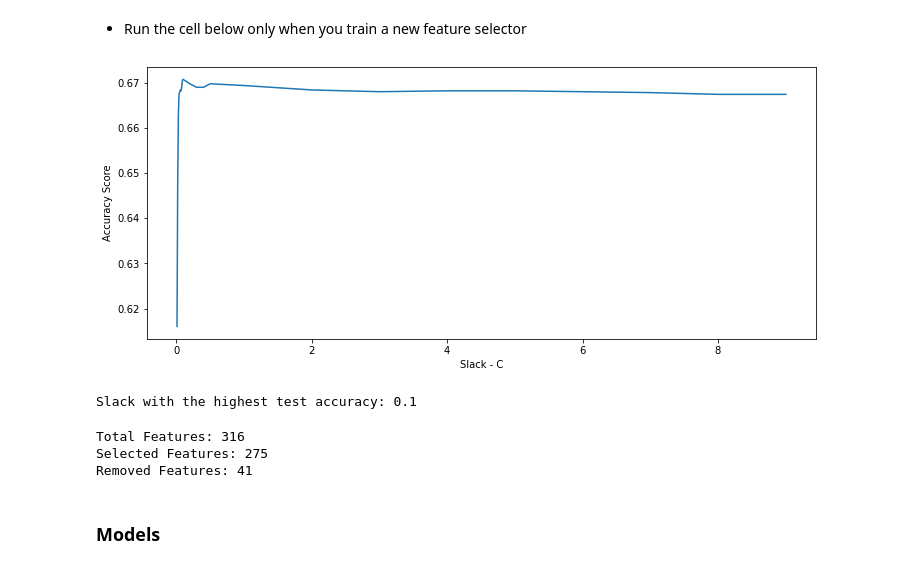
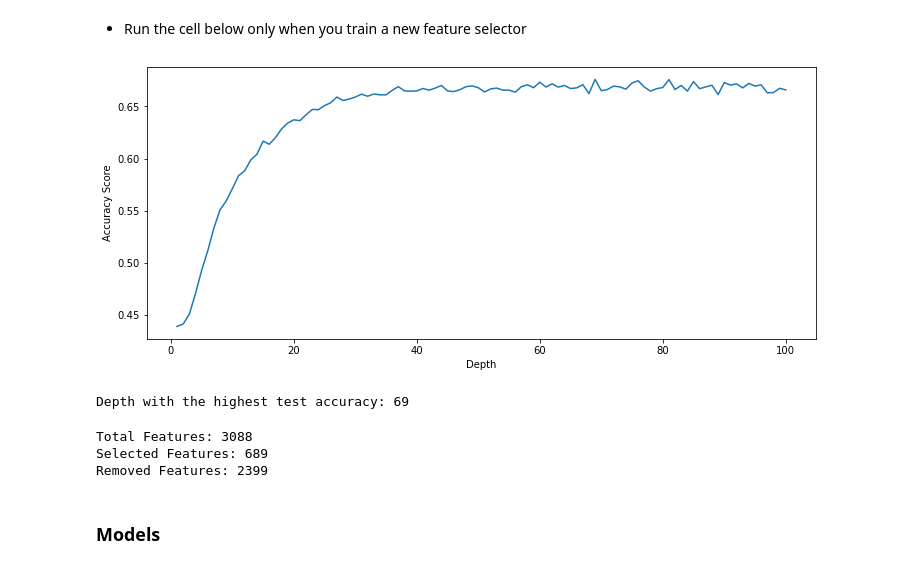
Before and after one commit to amuraddd/Trip-Advisor-Hotel-Reviews-Rating-Prediction, a Jupyter notebook: research_and_models.ipynb, the cells around one changed output. Cells and saved outputs as stored; diff of their text form; code cells hidden in the pictures.

Commit message:
model update 2

```diff
--- a/research_and_models.ipynb
+++ b/research_and_models.ipynb
@@ -360,39 +364,38 @@ Index(['able', 'able walk', 'absolute', 'absolutely', 'absolutely beautiful',
 # %%
 def train_feature_selector(x_train, x_test, y_train, y_test, model_path='saved_models/feature_selector.pkl'):
     """Train the feature selector and save the model"""
-    slacks = [0.01,0.02,0.03,0.04,0.05,0.06,0.07,0.08,0.09,0.1,0.2,0.3,0.4,0.5,1,2,3,4,5,6,7,8,9]
+    depths = [i for i in range(1,101)]
 
     score = dict()
-    for slack in slacks:
-        svm = LinearSVC(C=slack, random_state=0, penalty='l1', dual=False, multi_class='ovr')
-        svm_fit = svm.fit(x_train, y_train)
+    for depth in range(1,101):
+        rf = RandomForestClassifier(max_depth=depth, random_state=0, max_features='auto').fit(x_train, y_train)
 
-        svm_predict = svm_fit.predict(x_test)
+        rf_predict = rf.predict(x_test)
 
-        score[slack] = accuracy_score(y_test, svm_predict)
+        score[depth] = accuracy_score(y_test, rf_predict)
 
     fig, ax = plt.subplots(figsize=(12,5))
-    ax = plt.plot(slacks, [score for score in score.values()])
+    ax = plt.plot(depths, [score for score in score.values()])
     plt.ylabel('Accuracy Score')
-    plt.xlabel('Slack - C')
+    plt.xlabel('Depth')
     plt.show()
-    fig.savefig('plots/SVC_FeatureSelection.png')
+    fig.savefig('plots/Lasso_FeatureSelection.png')
 
     #retrain the model based on the slack that produces the highest accuracy score on the test set
-    selected_slack = max(score, key=score.get)
-    svm = LinearSVC(C=selected_slack, random_state=0, penalty='l1', dual=False, multi_class='ovr').fit(x_train, y_train)
-    feature_selection_model = SelectFromModel(svm, prefit=True)
+    selected_depth = max(score, key=score.get)
+    rf =RandomForestClassifier(max_depth=selected_depth, random_state=0, max_features='auto').fit(x_train, y_train)
+    feature_selection_model = SelectFromModel(rf, prefit=True)
 
     #save the model
     joblib.dump(feature_selection_model, model_path)
 
-    #print the slack with the highest test accuracy
-    print('Slack with the highest test accuracy: {}'.format(max(score, key=score.get)))
+    #print the lambda with the highest test accuracy
+    print('Depth with the highest test accuracy: {}'.format(max(score, key=score.get)))
 # %% [markdown]
 - Run the cell below only when you train a new feature selector
 # %%
-train_feature_selector(x_train, x_test, y_train, y_test, model_path='saved_models/feature_selector.pkl')
+train_feature_selector(x_train, x_test, y_train, y_test, model_path='saved_models/rf_feature_selector.pkl')
 # %% [output]
-[figure, old version]
+[figure, new version]
-Slack with the highest test accuracy: 0.1
+Depth with the highest test accuracy: 69
 # %%
@@ -414,11 +417,11 @@ def feature_selection_svc(x_train, x_test, model_path='saved_models/feature_sele
 
     return feature_set, x_train, x_test
 # %%
-feature_set, x_train, x_test = feature_selection_svc(x_train, x_test, model_path='saved_models/feature_selector.pkl')
+feature_set, x_train, x_test = feature_selection_svc(x_train, x_test, model_path='saved_models/rf_feature_selector.pkl')
 # %% [output]
-Total Features: 316
-Selected Features: 275
-Removed Features: 41
+Total Features: 3088
+Selected Features: 689
+Removed Features: 2399
 # %% [markdown]
 ### Models
 # %%
```
Also changed, not shown: parts of 7 cells of this notebook.
